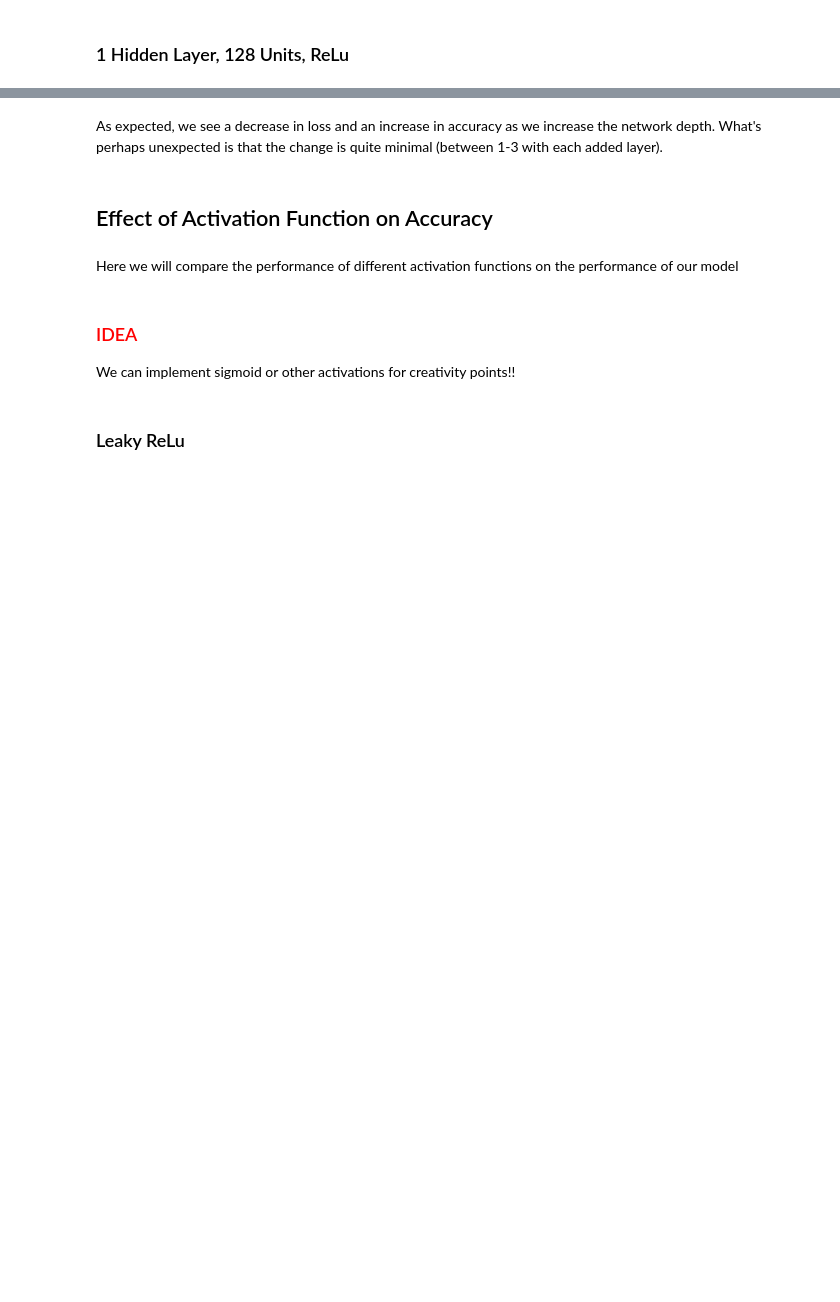
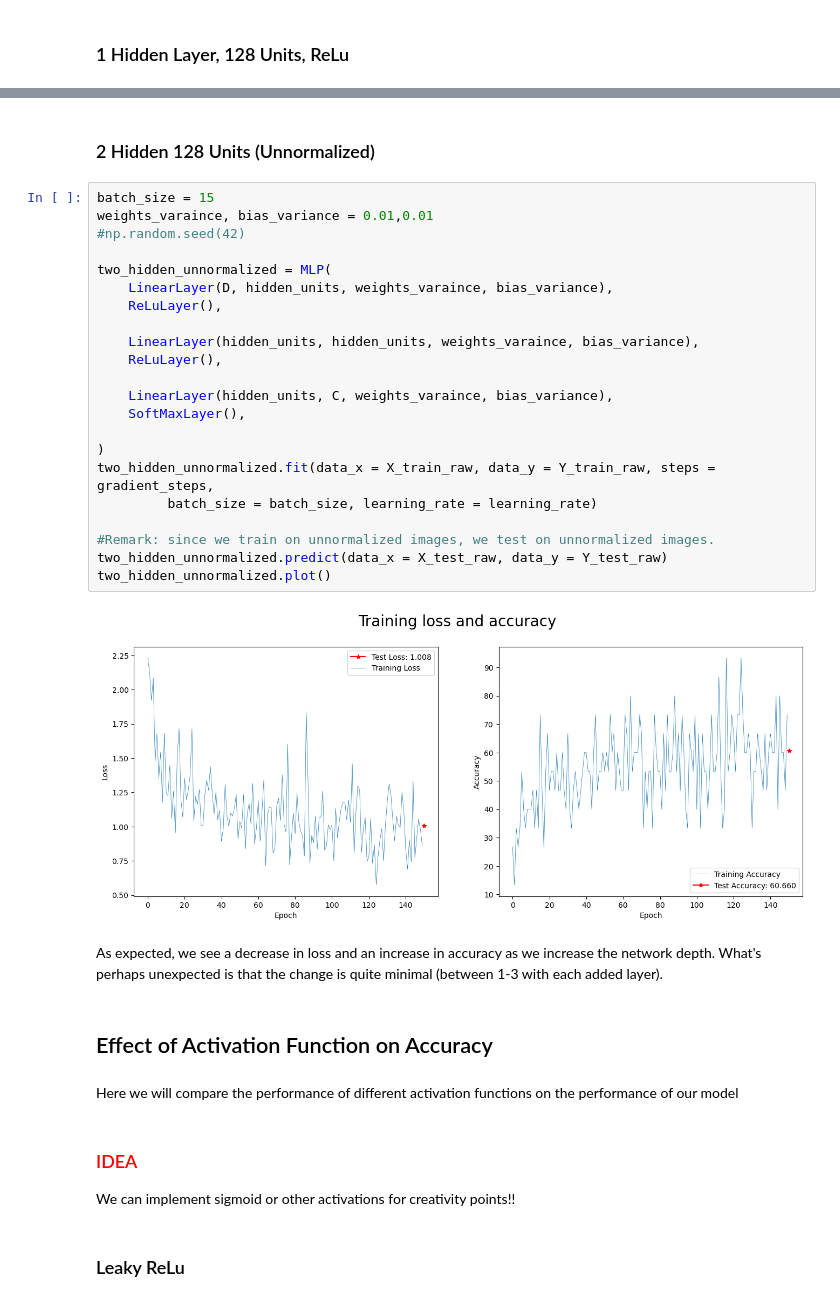
Before and after one commit to PONY1ST-past-semesters/MLP, a Jupyter notebook: ConvNet.ipynb, the cells around one changed output, grey strips where cells are left out. Cells and saved outputs as stored; diff of their text form; blank space fills up the shorter version.

```diff
--- a/ConvNet.ipynb
+++ b/ConvNet.ipynb
@@ -465,3 +483,29 @@ two_hidden.plot()
+# %% [markdown]
+### 2 Hidden 128 Units (Unnormalized)
+# %%
+batch_size = 15
+weights_varaince, bias_variance = 0.01,0.01
+#np.random.seed(42)
+
+two_hidden_unnormalized = MLP(
+    LinearLayer(D, hidden_units, weights_varaince, bias_variance),
+    ReLuLayer(),
+
+    LinearLayer(hidden_units, hidden_units, weights_varaince, bias_variance),
+    ReLuLayer(),
+
+    LinearLayer(hidden_units, C, weights_varaince, bias_variance),
+    SoftMaxLayer(),
+
+)
+two_hidden_unnormalized.fit(data_x = X_train_raw, data_y = Y_train_raw, steps = gradient_steps,
+         batch_size = batch_size, learning_rate = learning_rate)
+
+#Remark: since we train on unnormalized images, we test on unnormalized images.
+two_hidden_unnormalized.predict(data_x = X_test_raw, data_y = Y_test_raw)
+two_hidden_unnormalized.plot()
+# %% [output]
+[figure, added]
 # %% [markdown]
 As expected, we see a decrease in loss and an increase in accuracy as we increase the network depth. What's perhaps unexpected is that the change is quite minimal (between 1-3 with each added layer).
 # %% [markdown]
```
Also changed, not shown: parts of 16 cells of this notebook.
